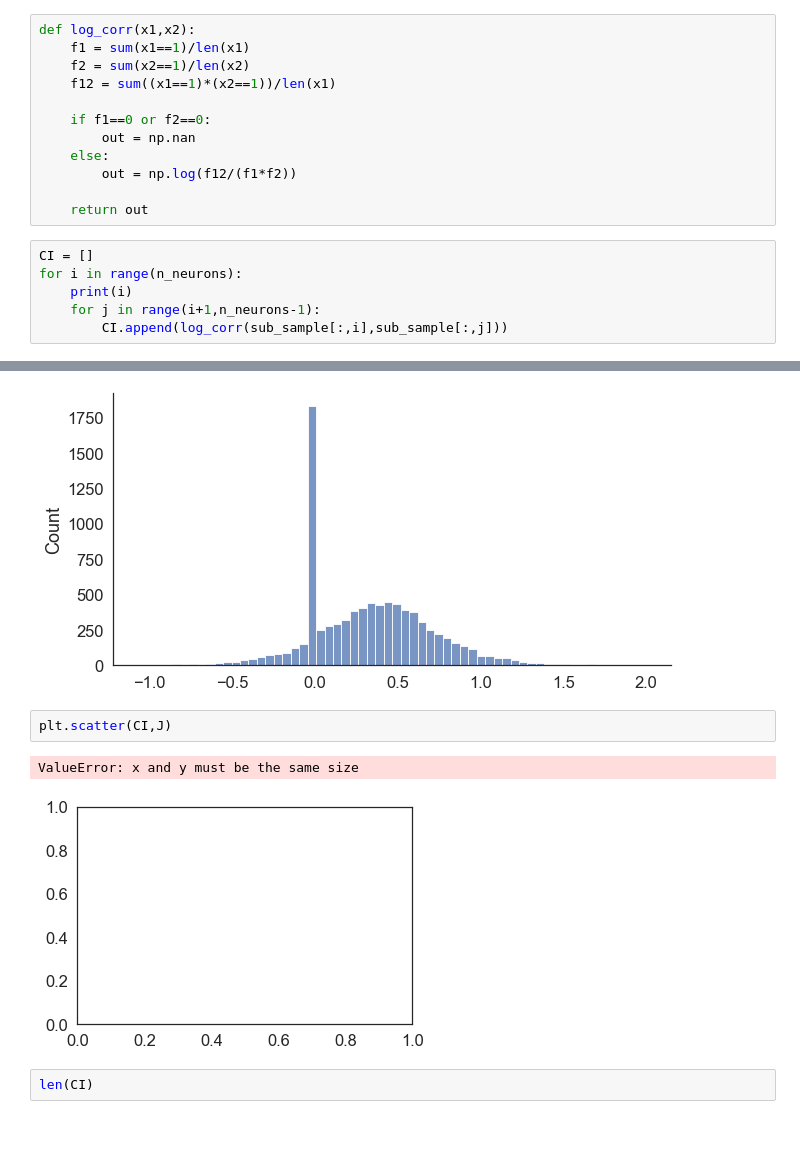
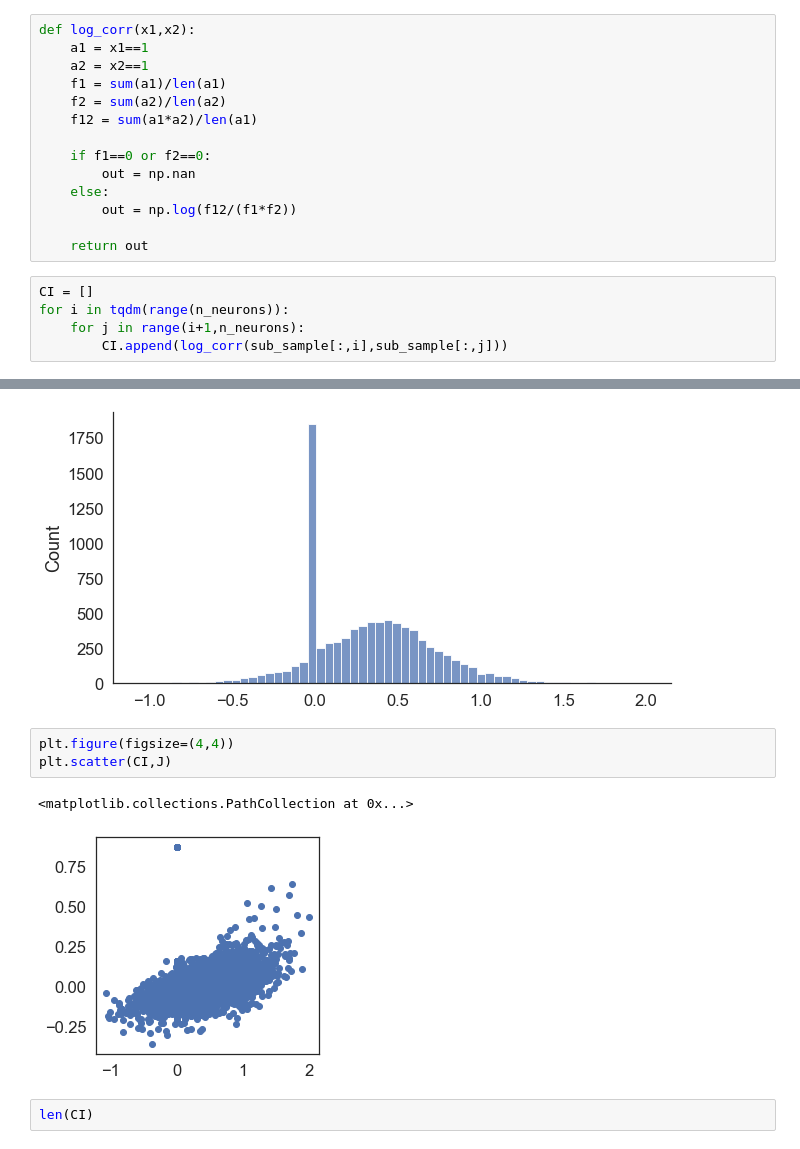
Before and after one commit to melisamc89/acc_network_analysis, a Jupyter notebook: davide/ising_inference.ipynb, the cells around one changed output, grey strips where cells are left out. Saved outputs shown, nothing was run; the diff lists cells and outputs as text.

```diff
--- a/davide/ising_inference.ipynb
+++ b/davide/ising_inference.ipynb
@@ -54,9 +70,11 @@ sns.despine()
 [figure]
 # %%
 def log_corr(x1,x2):
-    f1 = sum(x1==1)/len(x1)
-    f2 = sum(x2==1)/len(x2)
-    f12 = sum((x1==1)*(x2==1))/len(x1)
+    a1 = x1==1
+    a2 = x2==1
+    f1 = sum(a1)/len(a1)
+    f2 = sum(a2)/len(a2)
+    f12 = sum(a1*a2)/len(a1)
 
     if f1==0 or f2==0:
         out = np.nan
@@ -66,7 +84,6 @@ def log_corr(x1,x2):
     return out
 # %%
 CI = []
-for i in range(n_neurons):
-    print(i)
-    for j in range(i+1,n_neurons-1):
+for i in tqdm(range(n_neurons)):
+    for j in range(i+1,n_neurons):
         CI.append(log_corr(sub_sample[:,i],sub_sample[:,j]))
@@ -97,10 +98,11 @@ sns.despine()
 # %% [output]
 [figure]
 # %%
+plt.figure(figsize=(4,4))
 plt.scatter(CI,J)
 # %% [output]
-ValueError: x and y must be the same size
+<matplotlib.collections.PathCollection at 0x...>
-[figure, old version]
+[figure, new version]
 # %%
 len(CI)
 # %% [output]
```
Also changed, not shown: parts of 12 cells of this notebook, 2 other files.
